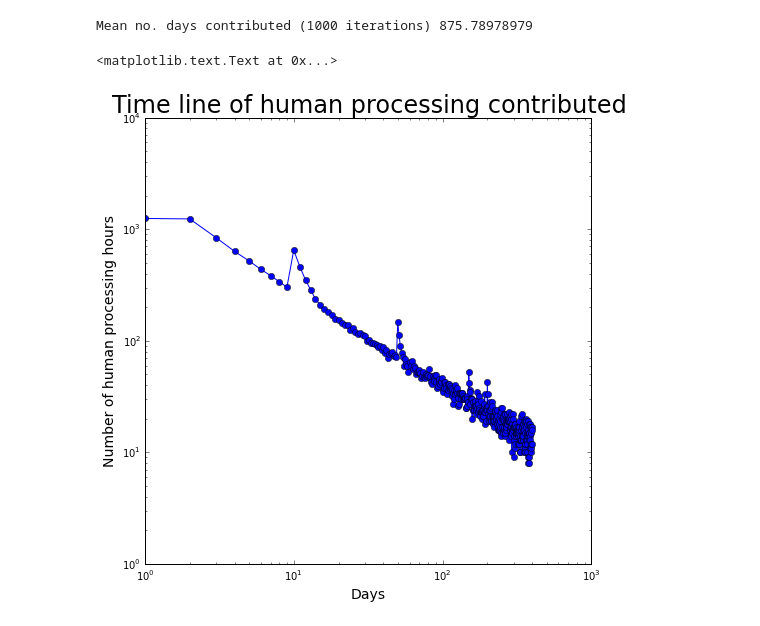
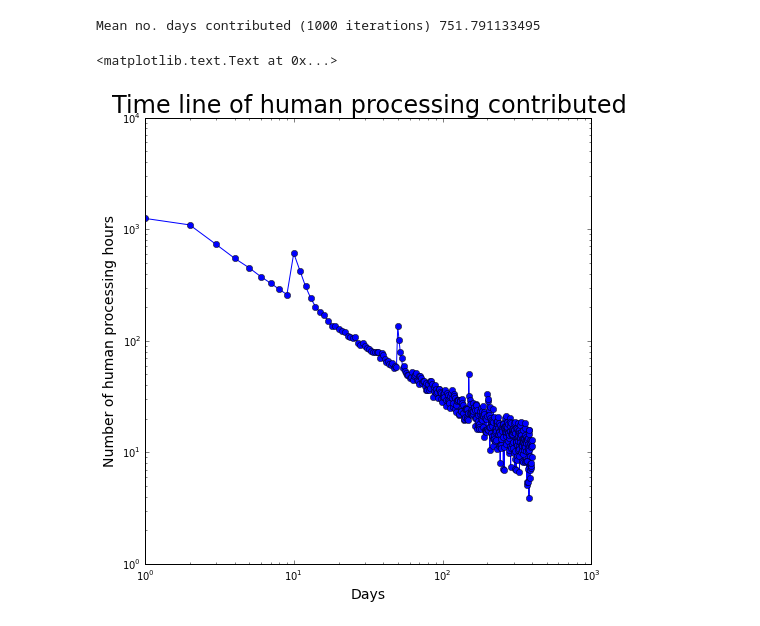
Before and after one commit to TeamMacLean/fraxinus_version1_data_analysis, a Jupyter notebook: fraxinus_visits_model/Players-nonplayers.ipynb, the cells around one changed output. Cells and saved outputs as stored; diff of their text form; code cells hidden in the pictures.

```diff
--- a/fraxinus_visits_model/Players-nonplayers.ipynb
+++ b/fraxinus_visits_model/Players-nonplayers.ipynb
@@ -20,38 +20,38 @@ def dailyvisits(days, press):
         np = random.normalvariate(start*math.pow(i,-1.303), 4.0) + push # new players
         rp = 0
         if i > 1:
-            rp = random.normalvariate((start/4)*math.pow(i,-0.764), 3.0)  # returning players
-        v = int(round((np*15) + (rp*60))) # 15 minutes per new players and 60 minutes per returning player
-        visits.append(v/60)
+            rp = random.normalvariate((start/5)*math.pow(i,-0.764), 3.0)  # returning players
+        v = round((np*15) + (rp*60)) # 15 minutes per new players and 60 minutes per returning player
+        visits.append(v/60) # visists appended are number of human processing hourse contributed
 
         push = push*math.exp(-0.6)
         if push < 0:
             push = 0
     return visits
 
 days=range(1,400)
 press=[10,50,150,200]
 #press=[]
 
 collection = []
 number=range(1,1000)
 for j in number:
     visits = dailyvisits(days, press)
     total = sum(visits)/24
     # print "No of days contributed\t", total
     collection.append(total)
 
 print "Mean no. days contributed (1000 iterations)", average(collection)
 
 import matplotlib.pyplot as plt
 fig, axes = plt.subplots(1, 1, figsize=(8, 8))
 plt.plot(days, visits, "-o")
 plt.yscale('log')
 plt.xscale('log')
 plt.xlabel('Days', fontsize=14)
 plt.ylabel('Number of human processing hours', fontsize=14)
 plt.title('Time line of human processing contributed', fontsize=24)
 # %% [output]
-Mean no. days contributed (1000 iterations) 875.78978979
+Mean no. days contributed (1000 iterations) 751.791133495
 <matplotlib.text.Text at 0x...>
-[figure, old version]
+[figure, new version]
```
